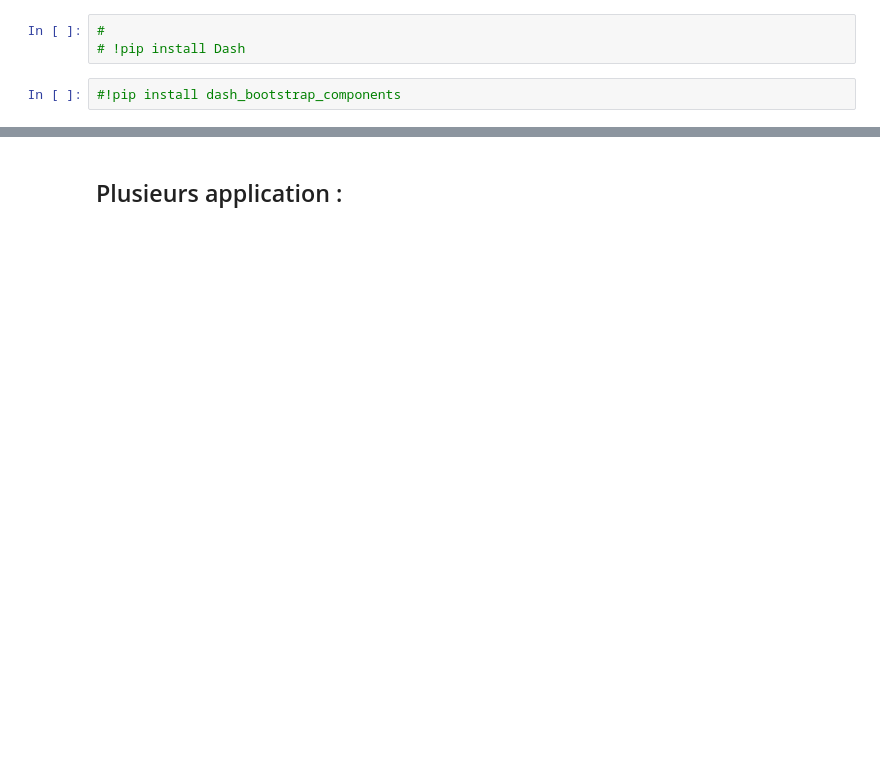
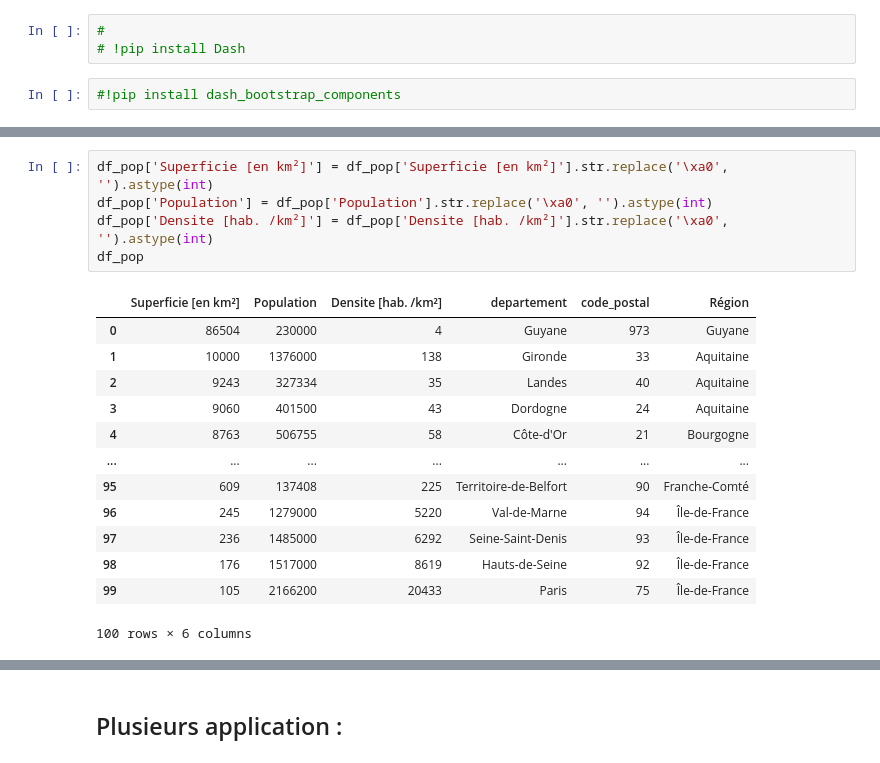
Before and after one commit to Racha1004/DALAS_projet, a Jupyter notebook: Dashboards_DALAS.ipynb, the cells around one changed output, grey strips where cells are left out. Cells and saved outputs as stored; diff of their text form; blank space fills up the shorter version.

```diff
--- a/Dashboards_DALAS.ipynb
+++ b/Dashboards_DALAS.ipynb
@@ -238,0 +345,19 @@ Index(['departement', 'autre', 'data', 'développement', 'miage', 'réseaux',
+# %%
+df_pop['Superficie [en km²]'] = df_pop['Superficie [en km²]'].str.replace('\xa0', '').astype(int)
+df_pop['Population'] = df_pop['Population'].str.replace('\xa0', '').astype(int)
+df_pop['Densite [hab. /km²]'] = df_pop['Densite [hab. /km²]'].str.replace('\xa0', '').astype(int)
+df_pop
+# %% [output]
+|  | Superficie [en km²] | Population | Densite [hab. /km²] | departement | code_postal | Région |
+| 0 | 86504 | 230000 | 4 | Guyane | 973 | Guyane |
+| 1 | 10000 | 1376000 | 138 | Gironde | 33 | Aquitaine |
+| 2 | 9243 | 327334 | 35 | Landes | 40 | Aquitaine |
+| 3 | 9060 | 401500 | 43 | Dordogne | 24 | Aquitaine |
+| 4 | 8763 | 506755 | 58 | Côte-d'Or | 21 | Bourgogne |
+| ... | ... | ... | ... | ... | ... | ... |
+| 95 | 609 | 137408 | 225 | Territoire-de-Belfort | 90 | Franche-Comté |
+| 96 | 245 | 1279000 | 5220 | Val-de-Marne | 94 | Île-de-France |
+| 97 | 236 | 1485000 | 6292 | Seine-Saint-Denis | 93 | Île-de-France |
+| 98 | 176 | 1517000 | 8619 | Hauts-de-Seine | 92 | Île-de-France |
+| 99 | 105 | 2166200 | 20433 | Paris | 75 | Île-de-France |
+100 rows × 6 columns
```
Also changed, not shown: parts of 21 cells of this notebook, 1 other file.
